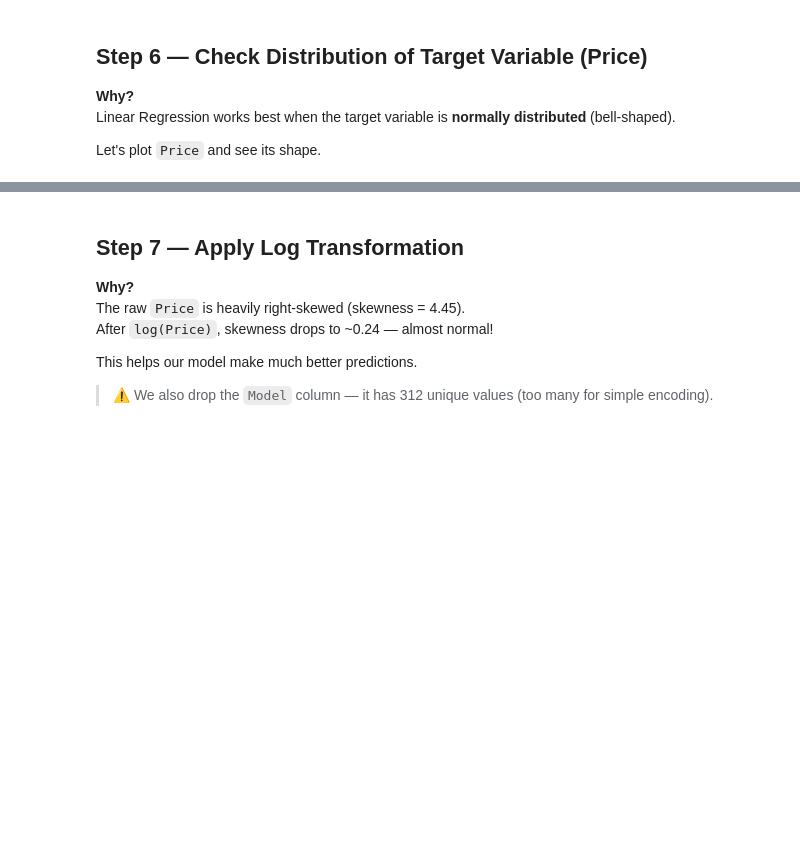
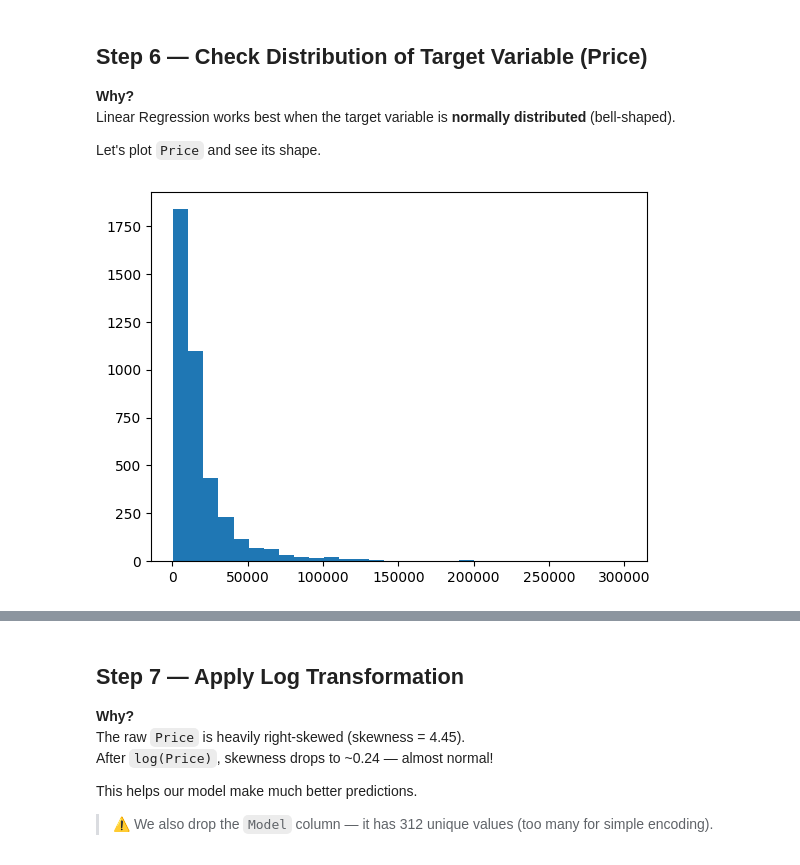
Before and after one commit to zamman365-glitch/Machine-Learning-, a Jupyter notebook: Linear_Ridge_&_Lasso_Regression_(1).ipynb, the cells around one changed output, grey strips where cells are left out. Saved outputs shown, nothing was run; the diff lists cells and outputs as text; code cells hidden in the pictures; blank space fills up the shorter version.

```diff
--- a/Linear_Ridge_&_Lasso_Regression_(1).ipynb
+++ b/Linear_Ridge_&_Lasso_Regression_(1).ipynb
@@ -139,3 +143,8 @@ We keep only realistic engine sizes (≤ 10 litres).
 Linear Regression works best when the target variable is **normally distributed** (bell-shaped).
 
 Let's plot `Price` and see its shape.
+# %%
+plt.hist(df['Price'], bins=30)
+plt.show()
+# %% [output]
+[figure, added]
```
Also changed, not shown: parts of 10 cells of this notebook.
